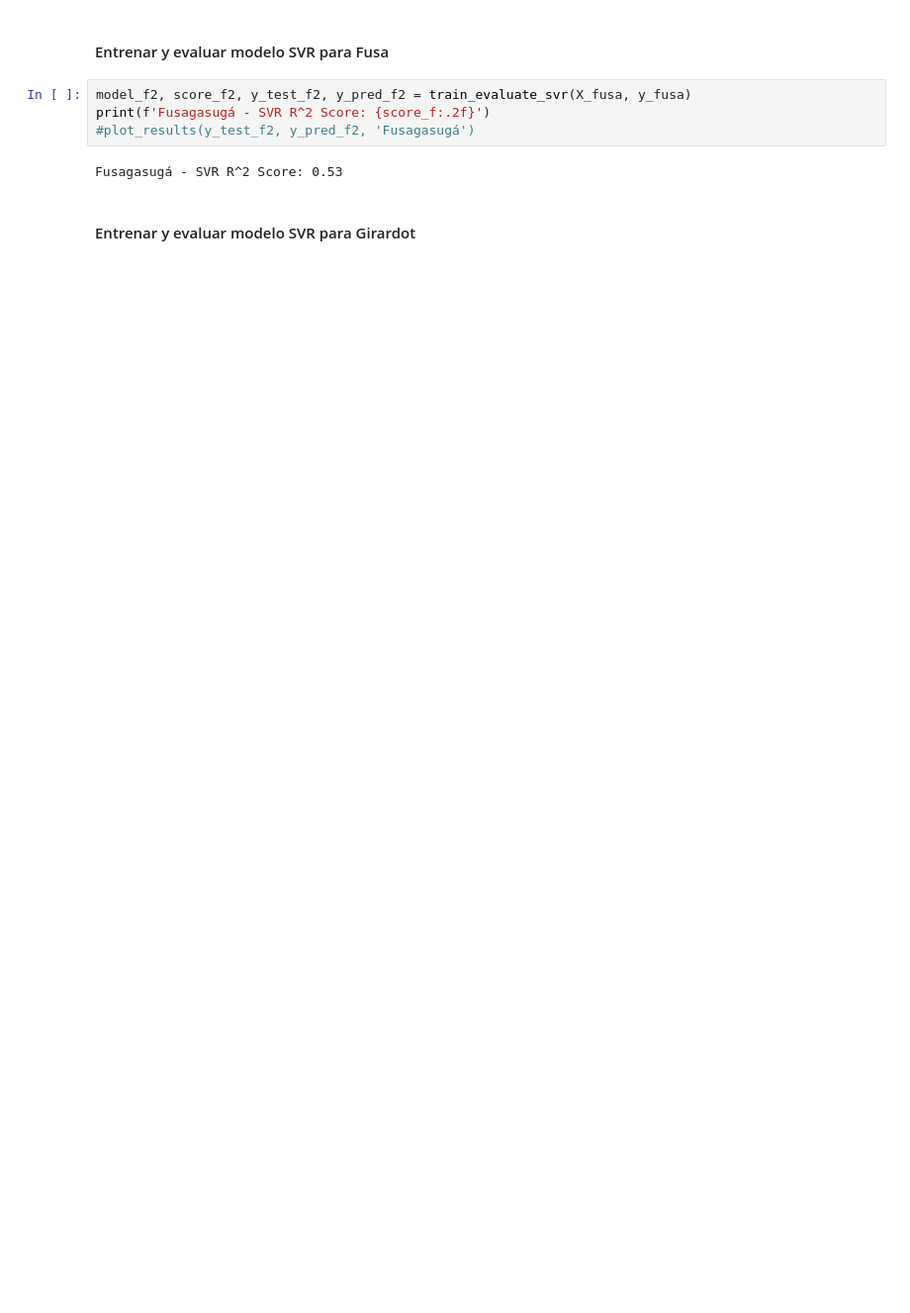
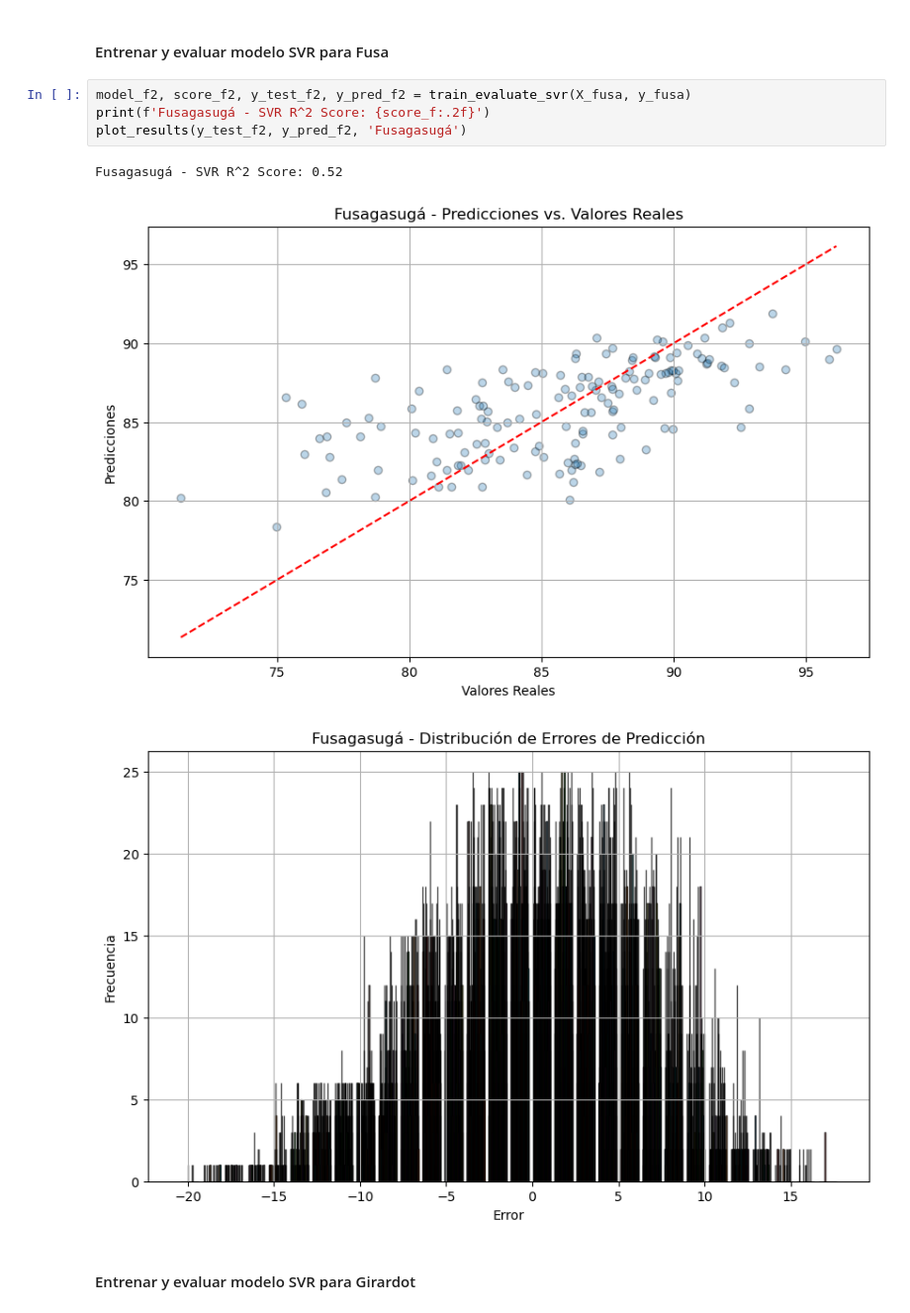
Before and after one commit to didi-gg/formar-innovar, a Jupyter notebook: notebooks/calificaciones_crisp_fase_3.ipynb, the cells around one changed output. Shown at 99% size. Drawn from its saved outputs; the diff is of its cells as text; blank space fills up the shorter version.

```diff
--- a/notebooks/calificaciones_crisp_fase_3.ipynb
+++ b/notebooks/calificaciones_crisp_fase_3.ipynb
@@ -195,9 +198,11 @@ Girardot - RandomForestRegression R^2 Score: 0.39
 # %%
 model_f2, score_f2, y_test_f2, y_pred_f2 = train_evaluate_svr(X_fusa, y_fusa)
 print(f'Fusagasugá - SVR R^2 Score: {score_f:.2f}')
-#plot_results(y_test_f2, y_pred_f2, 'Fusagasugá')
+plot_results(y_test_f2, y_pred_f2, 'Fusagasugá')
 # %% [output]
-Fusagasugá - SVR R^2 Score: 0.53
+Fusagasugá - SVR R^2 Score: 0.52
+[figure, added]
+[figure, added]
 # %% [markdown]
 #### Entrenar y evaluar modelo SVR para Girardot
 # %%
```
Also changed, not shown: parts of 11 cells of this notebook.
